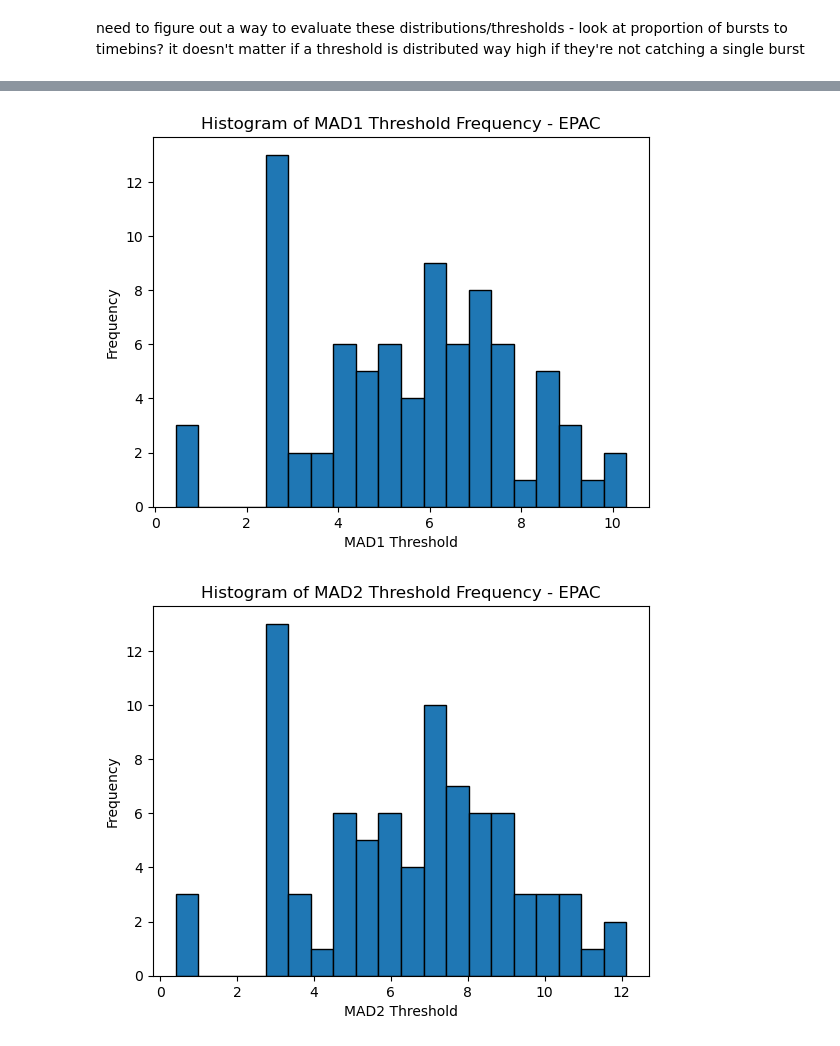
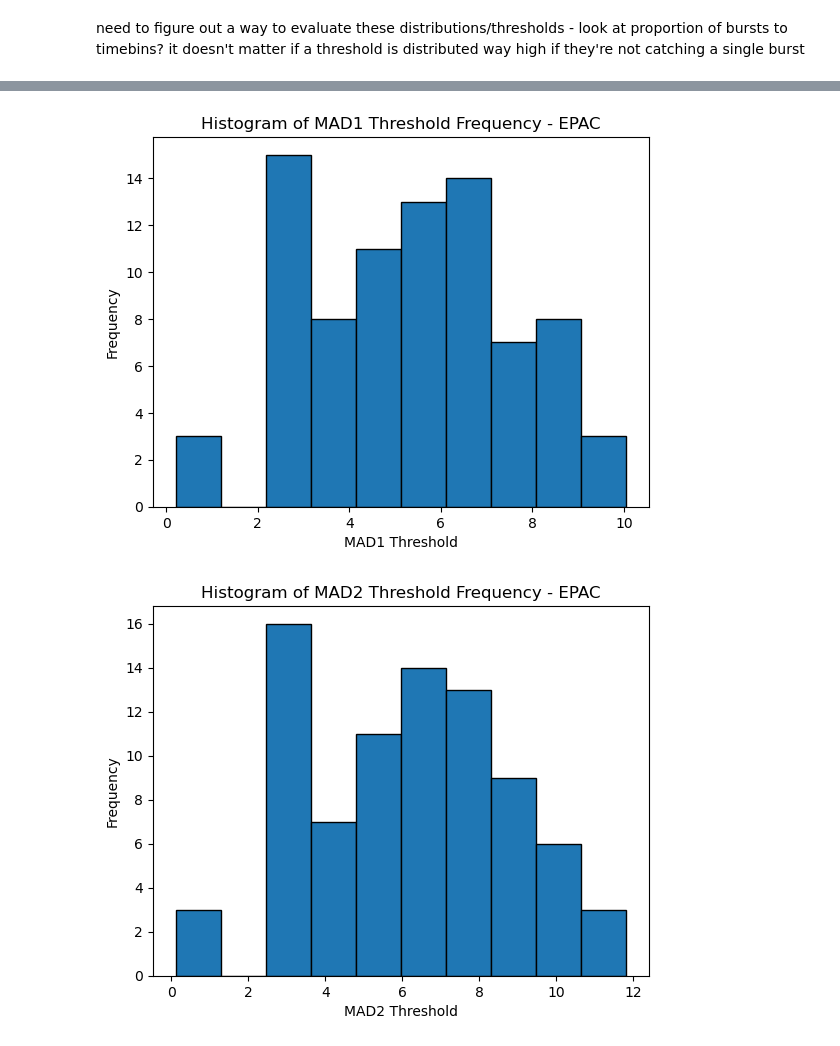
Before and after one commit to aprilggg/Lightning_Analysis_NWRA, a Jupyter notebook: lightning_threshold_innercore.ipynb, the cells around one changed output, grey strips where cells are left out. Drawn from its saved outputs; the diff is of its cells as text; code cells hidden in the pictures.

```diff
--- a/lightning_threshold_innercore.ipynb
+++ b/lightning_threshold_innercore.ipynb
@@ -29,7 +29,11 @@ innercore_data = pl.read_csv("innercore_joined_pd.csv")
 innercore_data = innercore_data.with_columns(
     pl.col("time_bin").str.strptime(pl.Datetime).alias("time_bin"),
     pl.col("storm_code").str.extract(r"^(.*?)_", 1).alias("basin"),
-    pl.col("lightining_count").log1p().alias("log_lightning_count")
+    pl.col("lightining_count").log1p().alias("log_lightning_count"),
+    pl.when(pl.col("pressure") == 0)
+    .then(None)  # Replace 0 with None -> 0 is not possible, treat these as null but don't remove row bc the wind speed value is valid
+    .otherwise(pl.col("pressure"))
+    .alias("pressure")  # Keep the column name as "pressure"
 )
 innercore_data = innercore_data.rename({"lightining_count":"lightning_count"}) # fix typo, can remove after it's fixed in file
 innercore_data.head()
@@ -125,7 +142,8 @@ agg_result = processed.groupby("storm_code").agg(
     logn1_bursts=('burst_lognormal_1', 'sum'),
     logn2_bursts=('burst_lognormal_2', 'sum'),
     logn1_threshold=('lognormal_2sigma', 'max'),
-    logn2_threshold=('lognormal_3sigma', 'max')
+    logn2_threshold=('lognormal_3sigma', 'max'),
+    total_bins=('storm_code', 'count')
 )
 agg_result.reset_index(drop=False, inplace=True)
 agg_result.head()
@@ -246,0 +256,9 @@ agg_result.head()
+# %%
+# add proportions to the dataframe
+agg_result["mad1_prop"] = round((agg_result["mad1_bursts"]/agg_result["total_bins"])*100, 2)
+agg_result["mad2_prop"] = round((agg_result["mad2_bursts"]/agg_result["total_bins"])*100, 2)
+agg_result["iqr1_prop"] = round((agg_result["iqr1_bursts"]/agg_result["total_bins"])*100, 2)
+agg_result["iqr2_prop"] = round((agg_result["iqr2_bursts"]/agg_result["total_bins"])*100, 2)
+agg_result["logn1_prop"] = round((agg_result["logn1_bursts"]/agg_result["total_bins"])*100, 2)
+agg_result["logn2_prop"] = round((agg_result["logn2_bursts"]/agg_result["total_bins"])*100, 2)
+agg_result.head()
@@ -281,46 +311,46 @@ dtype: float64
 # basin-level distribution of thresholds
 
 # distribution of mad1 thresholds
-plt.hist(epac_agg_result["mad1_threshold"], bins=20, edgecolor="black", align="left")
+plt.hist(epac_agg_result["mad1_threshold"], bins=10, edgecolor="black", align="left")
 plt.xlabel("MAD1 Threshold")
 plt.ylabel("Frequency")
 plt.title("Histogram of MAD1 Threshold Frequency - EPAC")
 plt.show()
 
 # distribution of mad2 thresholds
-plt.hist(epac_agg_result["mad2_threshold"], bins=20, edgecolor="black", align="left")
+plt.hist(epac_agg_result["mad2_threshold"], bins=10, edgecolor="black", align="left")
 plt.xlabel("MAD2 Threshold")
 plt.ylabel("Frequency")
 plt.title("Histogram of MAD2 Threshold Frequency - EPAC")
 plt.show()
 
 # distribution of iqr1 thresholds
-plt.hist(epac_agg_result["iqr1_threshold"], bins=20, edgecolor="black", align="left")
+plt.hist(epac_agg_result["iqr1_threshold"], bins=10, edgecolor="black", align="left")
 plt.xlabel("IQR1 Threshold")
 plt.ylabel("Frequency")
 plt.title("Histogram of IQR1 Threshold Frequency - EPAC")
 plt.show()
 
 # distribution of iqr2 thresholds
-plt.hist(epac_agg_result["iqr2_threshold"], bins=20, edgecolor="black", align="left")
+plt.hist(epac_agg_result["iqr2_threshold"], bins=10, edgecolor="black", align="left")
 plt.xlabel("IQR2 Threshold")
 plt.ylabel("Frequency")
 plt.title("Histogram of IQR2 Threshold Frequency - EPAC")
 plt.show()
 
 # distribution of lognormal1 thresholds
-plt.hist(epac_agg_result["logn1_threshold"], bins=20, edgecolor="black", align="left")
+plt.hist(epac_agg_result["logn1_threshold"], bins=10, edgecolor="black", align="left")
 plt.xlabel("Lognormal 2 sigma Threshold")
 plt.ylabel("Frequency")
 plt.title("Histogram of Lognormal 2 sigma Threshold Frequency - EPAC")
 plt.show()
 
 # distribution of lognormal2 thresholds
-plt.hist(epac_agg_result["logn2_threshold"], bins=20, edgecolor="black", align="left")
+plt.hist(epac_agg_result["logn2_threshold"], bins=10, edgecolor="black", align="left")
 plt.xlabel("Lognormal 2 sigma Threshold")
 plt.ylabel("Frequency")
 plt.title("Histogram of Lognormal 3 sigma Threshold Frequency - EPAC")
 plt.show()
 # %% [output]
-[figure, old version]
+[figure, new version]
-[figure, old version]
+[figure, new version]
```
Also changed, not shown: parts of 17 cells of this notebook.
